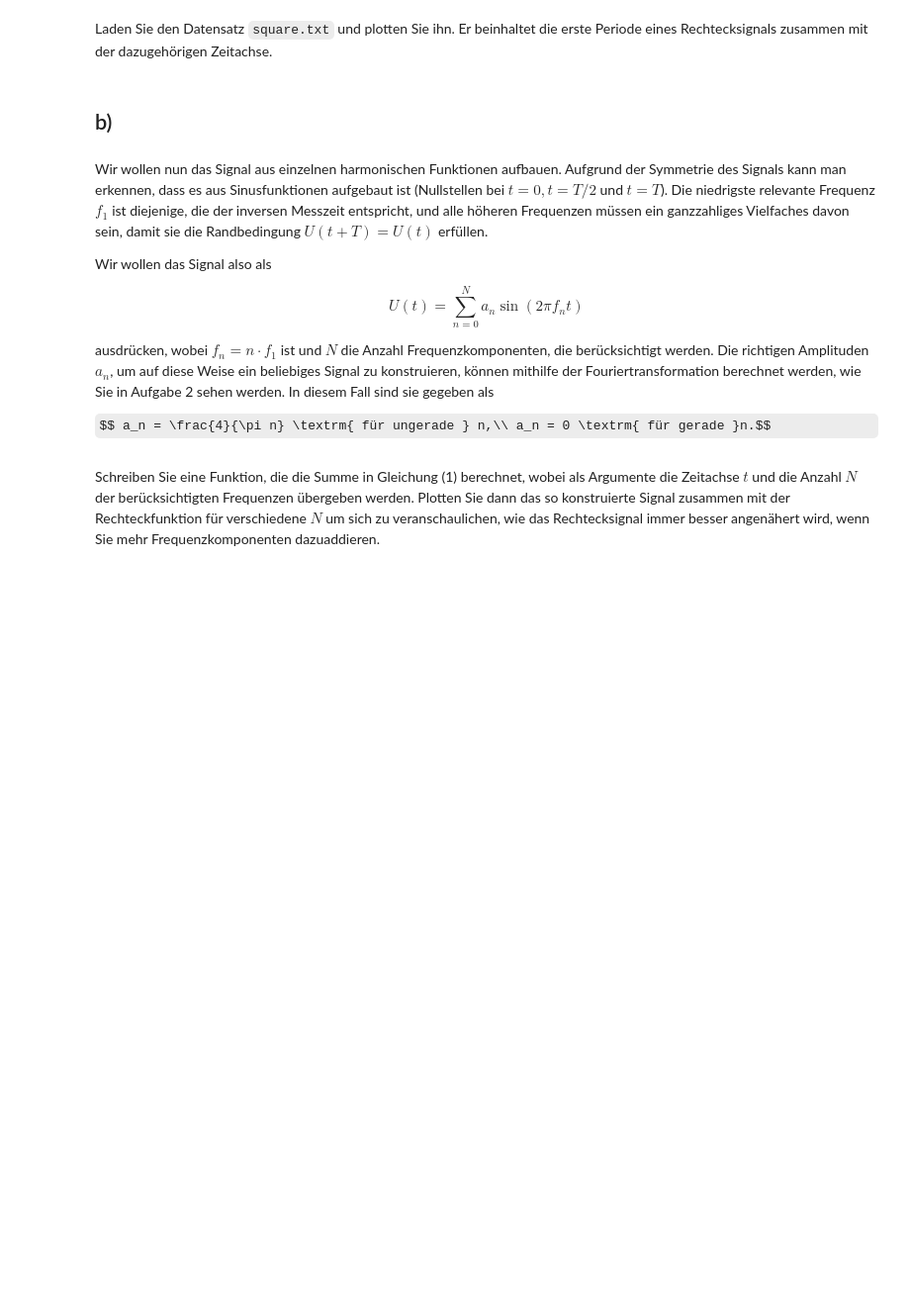
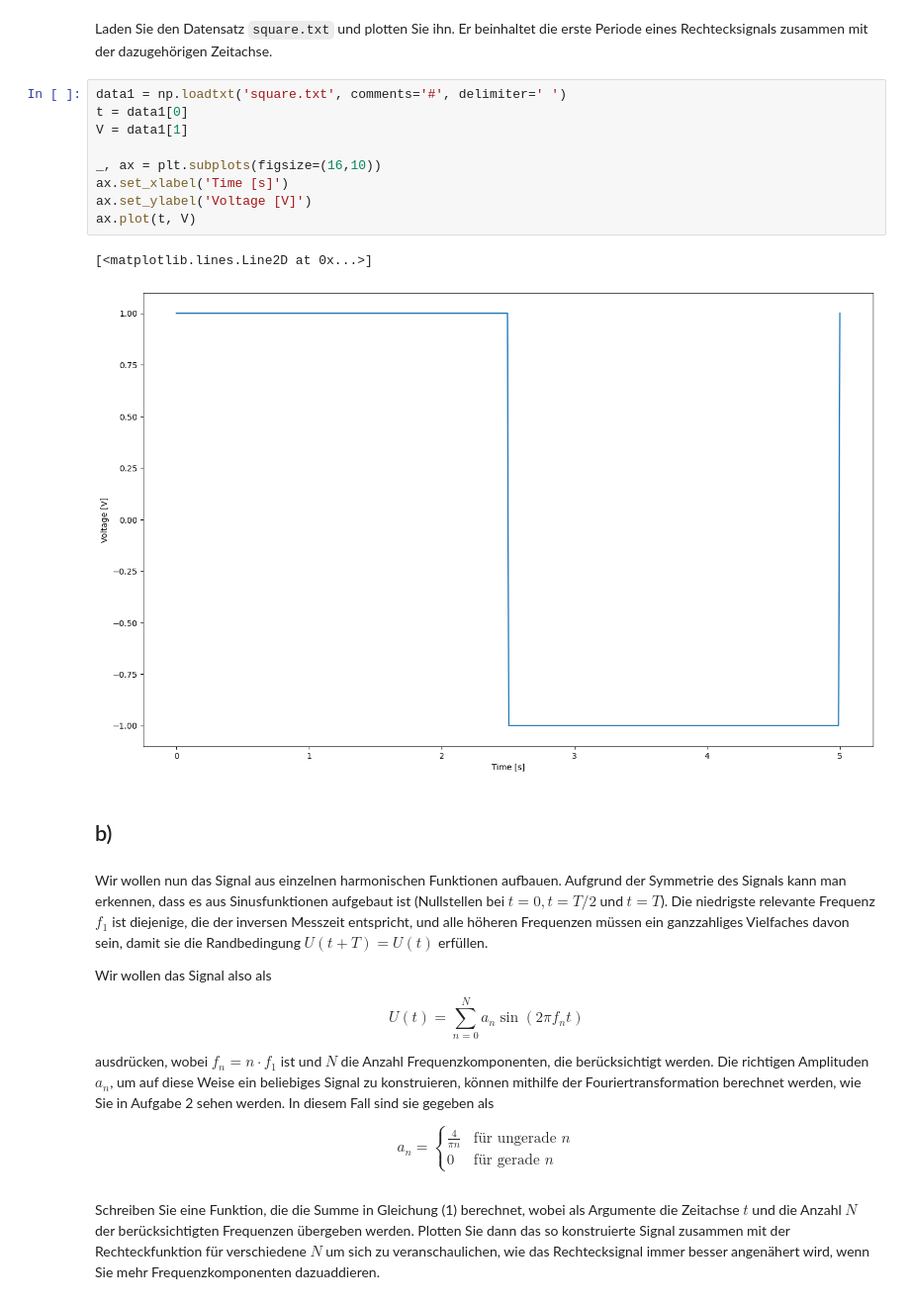
Before and after one commit to fflopsi/datenanalyse, a Jupyter notebook: exercises/06/Aufgabenblatt _6.ipynb, the cells around one changed output. Shown at 99% size. Drawn from its saved outputs; the diff is of its cells as text; some formulas as TeX source; blank space fills up the shorter version.

```diff
--- a/exercises/06/Aufgabenblatt _6.ipynb
+++ b/exercises/06/Aufgabenblatt _6.ipynb
@@ -28,6 +29,18 @@ Dieses Prinzip wollen wir in der ersten Aufgabe veranschaulichen, indem wir eine
 ##  a)
 # %% [markdown]
 Laden Sie den Datensatz `square.txt` und plotten Sie ihn. Er beinhaltet die erste Periode eines Rechtecksignals zusammen mit der dazugehörigen Zeitachse.
+# %%
+data1 = np.loadtxt('square.txt', comments='#', delimiter=' ')
+t = data1[0]
+V = data1[1]
+
+_, ax = plt.subplots(figsize=(16,10))
+ax.set_xlabel('Time [s]')
+ax.set_ylabel('Voltage [V]')
+ax.plot(t, V)
+# %% [output]
+[<matplotlib.lines.Line2D at 0x...>]
+[figure, added]
 # %% [markdown]
 ##  b)
 # %% [markdown]
@@ -39,6 +52,6 @@ $$ U(t) = \sum_{n=0}^{N} a_n \sin(2\pi f_n t) $$
 
 ausdrücken, wobei $f_n = n \cdot f_1$ ist und $N$ die Anzahl Frequenzkomponenten, die berücksichtigt werden. Die richtigen Amplituden $a_n$, um auf diese Weise ein beliebiges Signal zu konstruieren, können mithilfe der Fouriertransformation berechnet werden, wie Sie in Aufgabe 2 sehen werden. In diesem Fall sind sie gegeben als
 
-$$ a_n = \frac{4}{\pi n} \textrm{ für ungerade } n,\\ a_n = 0 \textrm{ für gerade }n.$$
+$$ a_n = \begin{cases} \frac{4}{\pi n} & \textrm{ für ungerade } n \\ 0 & \textrm{ für gerade }n \end{cases}$$
 # %% [markdown]
 Schreiben Sie eine Funktion, die die Summe in Gleichung (1) berechnet, wobei als Argumente die Zeitachse $t$ und die Anzahl $N$ der berücksichtigten Frequenzen übergeben werden. Plotten Sie dann das so konstruierte Signal zusammen mit der Rechteckfunktion für verschiedene $N$ um sich zu veranschaulichen, wie das Rechtecksignal immer besser angenähert wird, wenn Sie mehr Frequenzkomponenten dazuaddieren.
```
Also changed, not shown: parts of 8 cells of this notebook.
